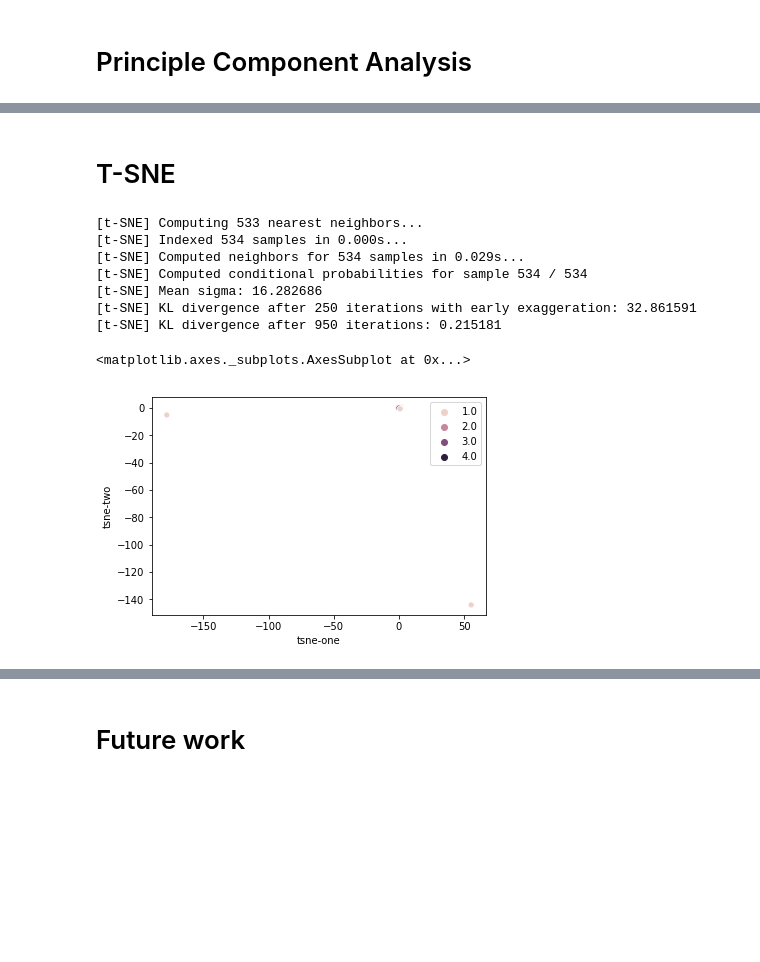
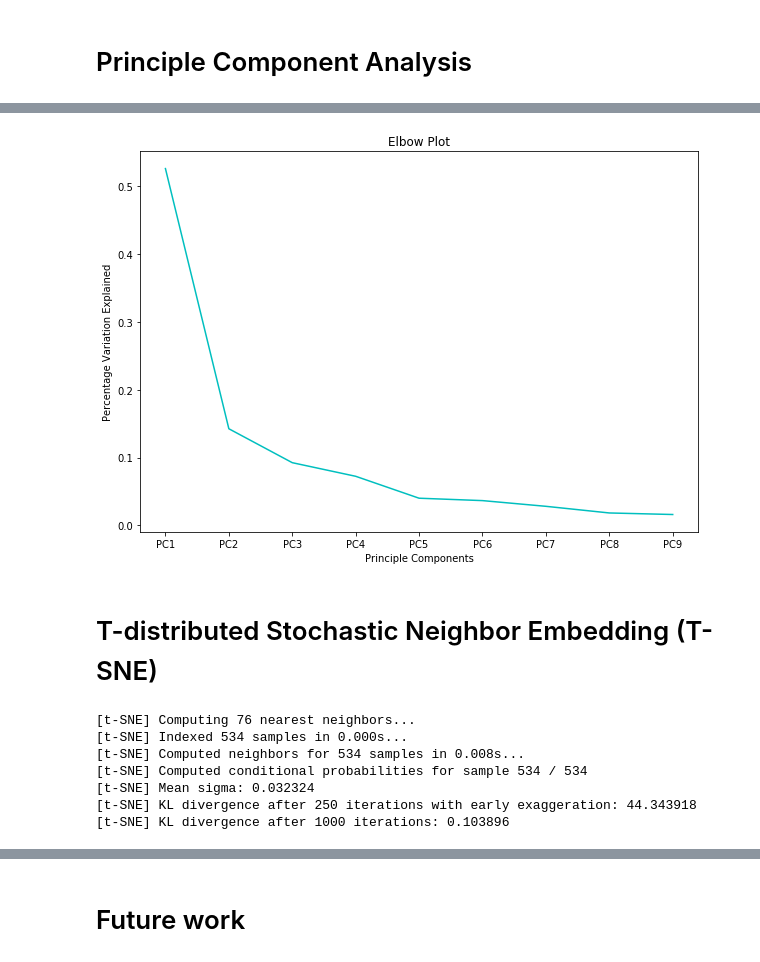
Before and after one commit to JoeJessee/rCCC_clinical_clustering, a Jupyter notebook: Final Project 3.ipynb, the cells around one changed output, grey strips where cells are left out. Saved outputs shown, nothing was run; the diff lists cells and outputs as text; code cells hidden in the pictures; blank space fills up the shorter version.

```diff
--- a/Final Project 3.ipynb
+++ b/Final Project 3.ipynb
@@ -319,0 +276,3 @@ plt.show()
+# %%
+# Read in RNA_Seq data
+RNA_Seq = pd.read_csv("~/Desktop/Academics/stash/Primary_Tumor_FPKM.csv", index_col=0)
@@ -413,0 +330,4 @@ print("Accuracy: %0.2f (+/- %0.2f)" % (scores.mean(), scores.std() * 2))
+# %%
+# Encode factor data and replace the NaN's with 0
+whole_patient.clinical = pd.get_dummies(whole_patient.clinical, dummy_na=True)
+whole_patient.clinical = whole_patient.clinical.replace(np.nan, 0)
@@ -457,0 +388,13 @@ explained variance ratio (first two components): [0.88123914 0.11203007]
+# %%
+# Elbow Plot of Principle Components
+df = pd.DataFrame({'var':pca.explained_variance_ratio_,
+             'PC':['PC1','PC2','PC3','PC4', 'PC5', 'PC6', 'PC7', 'PC8', 'PC9']})
+plt.figure(figsize=(10,7))
+sb.lineplot(x='PC',y="var",
+           data=df, color="c")
+plt.title('Elbow Plot')
+plt.xlabel('Principle Components')
+plt.ylabel('Percentage Variation Explained')
+plt.show()
+# %% [output]
+[figure, added]
@@ -458,2 +404,2 @@ explained variance ratio (first two components): [0.88123914 0.11203007]
 # %% [markdown]
-# T-SNE
+# T-distributed Stochastic Neighbor Embedding (T-SNE)
@@ -460,32 +413,18 @@ explained variance ratio (first two components): [0.88123914 0.11203007]
 # %%
-# T-SNE
-# Create numpy array of each row in the dataset
-tsne_list = []
-len(clinical_info.encoded.index)
-for x in range(len(clinical_info.encoded.index)):
-    row = clinical_info.encoded.iloc[x,:]
-    tsne_list.append(row)
-
-tsne_list = np.array(tsne_list)
-
 # Reduce dimensionality with TSNE
 from sklearn.manifold import TSNE
-tsne_transformed = TSNE(n_components=3, verbose = 1, perplexity = len(tsne_list), n_iter = 1000).fit_transform(tsne_list)
+tsne_transformed = TSNE(n_components=3, verbose = 1, perplexity = 25, n_iter = 1000, learning_rate = 100, random_state=1).fit_transform(tsne_list)
+# T-SNE was improved by toggling the perplexity, the learning rate, and n_iter
 
 # Create a column for each TSNE component and add it to the dataframe
-clinical_info.data['tsne-one'] = tsne_transformed[:,0]
-clinical_info.data['tsne-two'] = tsne_transformed[:,1]
-clinical_info.data['tsne-three'] = tsne_transformed[:,2]
-
-# Plot using TSNE scatterplot
-sb.scatterplot(x='tsne-one', y='tsne-two', data=clinical_info.data, hue=clinical_info.target)
+clinical_PCA['tsne-one'] = tsne_transformed[:,0]
+clinical_PCA['tsne-two'] = tsne_transformed[:,1]
+clinical_PCA['tsne-three'] = tsne_transformed[:,2]
 # %% [output]
-[t-SNE] Computing 533 nearest neighbors...
+[t-SNE] Computing 76 nearest neighbors...
 [t-SNE] Indexed 534 samples in 0.000s...
-[t-SNE] Computed neighbors for 534 samples in 0.029s...
+[t-SNE] Computed neighbors for 534 samples in 0.008s...
 [t-SNE] Computed conditional probabilities for sample 534 / 534
-[t-SNE] Mean sigma: 16.282686
-[t-SNE] KL divergence after 250 iterations with early exaggeration: 32.861591
-[t-SNE] KL divergence after 950 iterations: 0.215181
+[t-SNE] Mean sigma: 0.032324
+[t-SNE] KL divergence after 250 iterations with early exaggeration: 44.343918
+[t-SNE] KL divergence after 1000 iterations: 0.103896
-<matplotlib.axes._subplots.AxesSubplot at 0x...>
-[figure, removed]
```
Also changed, not shown: parts of 50 cells of this notebook, 1 other file.
